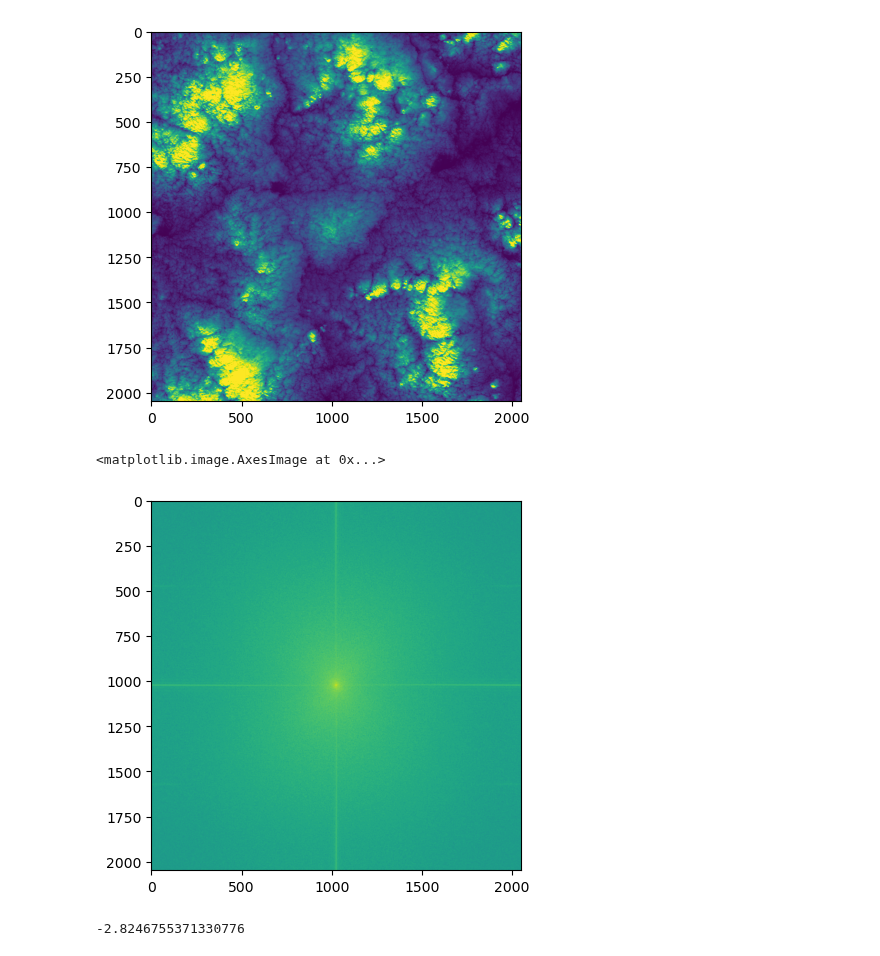
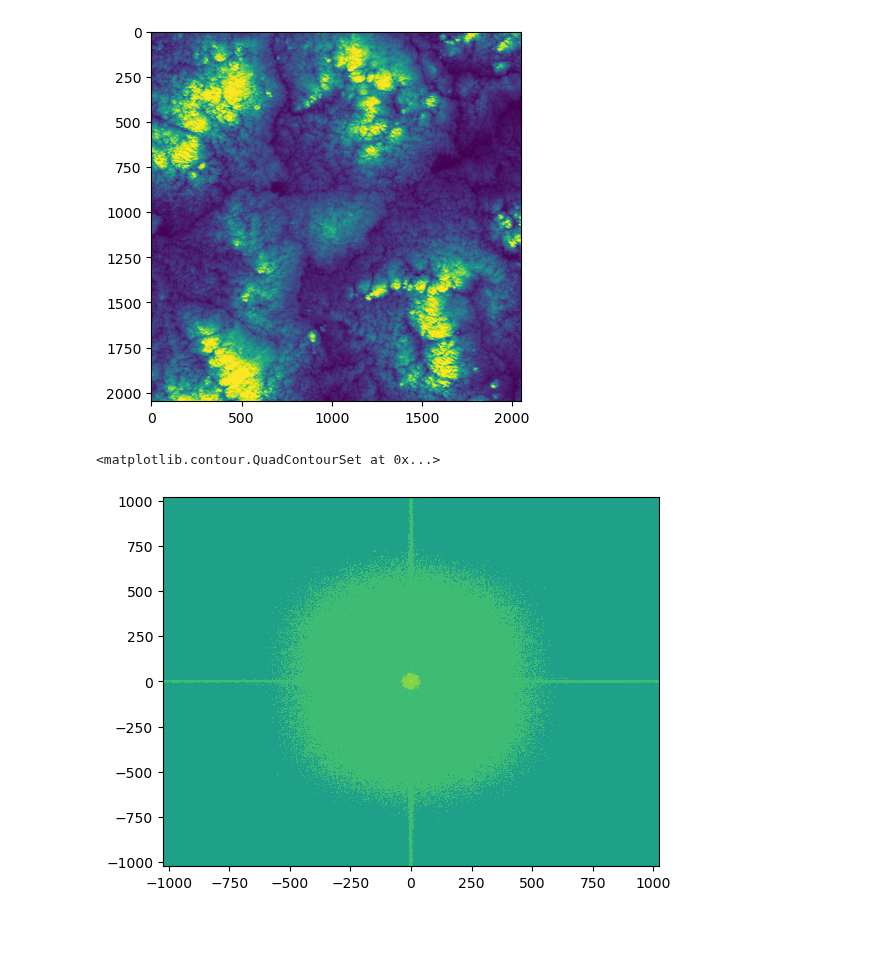
Before and after one commit to nicduboc/numeric_2024, a Jupyter notebook: notebooks/lab9/duboc_assig9.ipynb, the cells around one changed output. Cells and saved outputs as stored; diff of their text form; code cells hidden in the pictures; blank space fills up the shorter version.

```diff
--- a/notebooks/lab9/duboc_assig9.ipynb
+++ b/notebooks/lab9/duboc_assig9.ipynb
@@ -35,12 +35,8 @@ plt.imshow(data)
 [figure]
 # %%
 data_fft = np.fft.fft2(data)
-
-plt.imshow(np.log(np.fft.fftshift(abs(data_fft.real))))
+freqx = np.arange(-1024,1024)
+plt.contourf(freqx,freqx,np.log(np.fft.fftshift(abs(data_fft.real))))
 # %% [output]
-<matplotlib.image.AxesImage at 0x...>
+<matplotlib.contour.QuadContourSet at 0x...>
-[figure, old version]
+[figure, new version]
-# %%
-np.min(np.fft.fftshift(data_fft))
-# %% [output]
--2.8246755371330776
```
Also changed, not shown: parts of 4 cells of this notebook, 3 other files.
